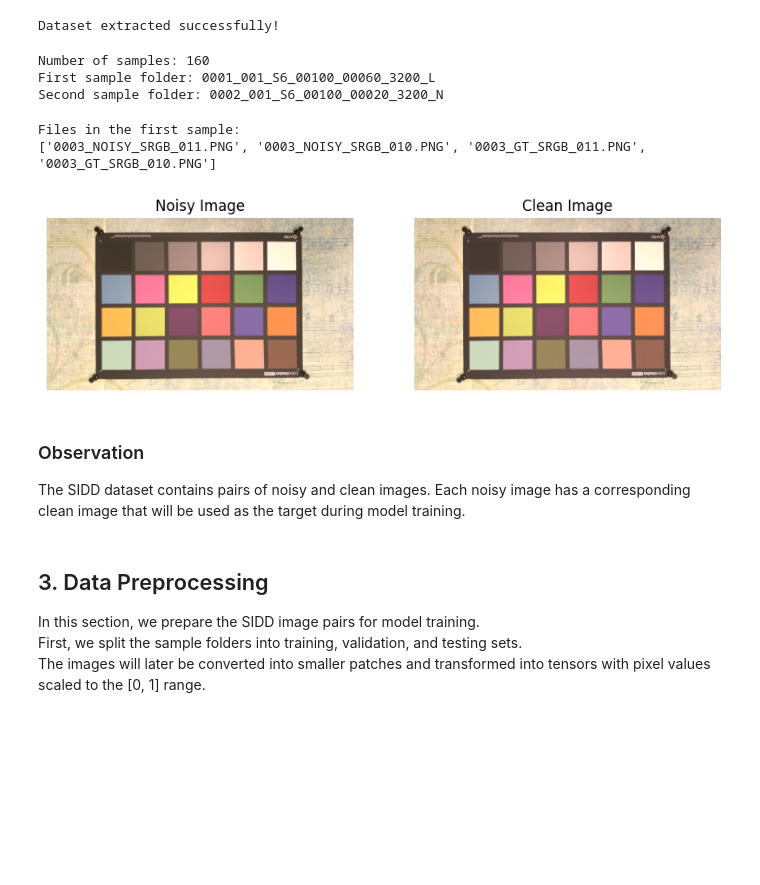
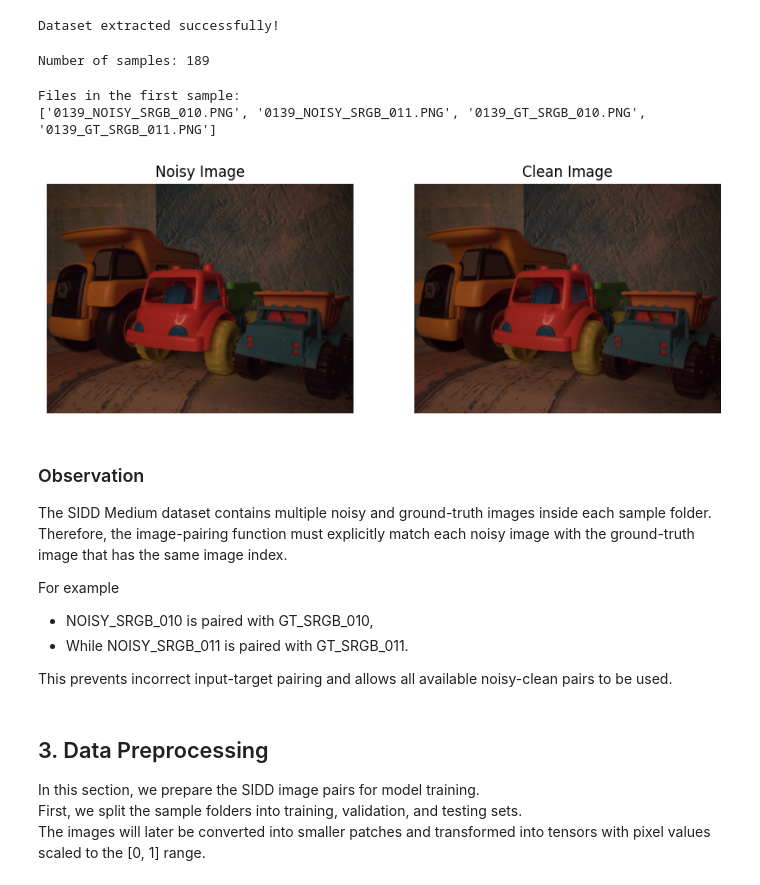
Before and after one commit to hmdaalln/image-denoising-capstone, a Jupyter notebook: Medium_image_denoising.ipynb, the cells around one changed output. Saved outputs shown, nothing was run; the diff lists cells and outputs as text; code cells hidden in the pictures; blank space fills up the shorter version.

```diff
--- a/Medium_image_denoising.ipynb
+++ b/Medium_image_denoising.ipynb
@@ -116,21 +115,18 @@ print("Dataset extracted successfully!")
 # %% [output]
 Dataset extracted successfully!
 # %%
-# Path to the extracted Medium dataset
+# Path to the extracted dataset
 dataset_path = "/content/SIDD_Medium/mnt/d/SIDD_Medium_Srgb/Data"
 
-# Read all sample folders
-image_folders = sorted(
-    os.listdir(dataset_path)
-)
+# Get only vaild dataset folders
+image_folders = [
+    folder for folder in os.listdir(dataset_path)
+    if os.path.isdir(os.path.join(dataset_path, folder))
+]
 
 print("Number of samples:", len(image_folders))
-print("First sample folder:", image_folders[0])
-print("Second sample folder:", image_folders[1])
 # %% [output]
-Number of samples: 160
-First sample folder: 0001_001_S6_00100_00060_3200_L
-Second sample folder: 0002_001_S6_00100_00020_3200_N
+Number of samples: 189
 # %%
 # Open one sample folder
 sample_image = os.path.join(dataset_path, image_folders[2])
@@ -142,32 +138,39 @@ print("Files in the first sample:")
 print(files)
 # %% [output]
 Files in the first sample:
-['0003_NOISY_SRGB_011.PNG', '0003_NOISY_SRGB_010.PNG', '0003_GT_SRGB_011.PNG', '0003_GT_SRGB_010.PNG']
+['0139_NOISY_SRGB_010.PNG', '0139_NOISY_SRGB_011.PNG', '0139_GT_SRGB_010.PNG', '0139_GT_SRGB_011.PNG']
 # %%
 # Read the images
-noisy_image = Image.open(os.path.join(sample_image, "0003_NOISY_SRGB_010.PNG"))
-clean_image = Image.open(os.path.join(sample_image, "0003_GT_SRGB_010.PNG"))
+noisy_image = Image.open(os.path.join(sample_image, "0139_NOISY_SRGB_010.PNG"))
+clean_image = Image.open(os.path.join(sample_image, "0139_GT_SRGB_010.PNG"))
 
 # Display the images
 plt.figure(figsize=(10,5))
 
 plt.subplot(1,2,1)
 plt.imshow(noisy_image)
 plt.title("Noisy Image")
 plt.axis("off")
 
 plt.subplot(1,2,2)
 plt.imshow(clean_image)
 plt.title("Clean Image")
 plt.axis("off")
 
 plt.show()
 # %% [output]
-[figure, old version]
+[figure, new version]
-# %% [markdown]
-### Observation
-
-The SIDD dataset contains pairs of noisy and clean images. Each noisy image has a corresponding clean image that will be used as the target during model training.
+# %% [markdown]
+### Observation
+
+The SIDD Medium dataset contains multiple noisy and ground-truth images inside each sample folder. Therefore, the image-pairing function must explicitly match each noisy image with the ground-truth image that has the same image index.
+
+For example
+
+- NOISY_SRGB_010 is paired with GT_SRGB_010,
+- While NOISY_SRGB_011 is paired with GT_SRGB_011.
+
+This prevents incorrect input-target pairing and allows all available noisy-clean pairs to be used.
 # %% [markdown]
 ## 3. Data Preprocessing
 In this section, we prepare the SIDD image pairs for model training.
```
Also changed, not shown: parts of 75 cells of this notebook.
